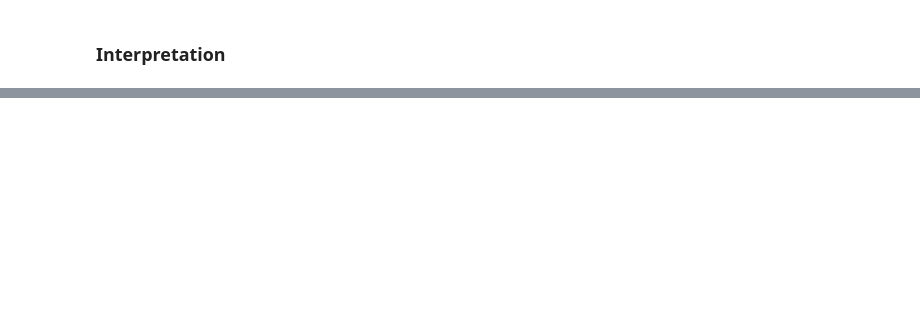
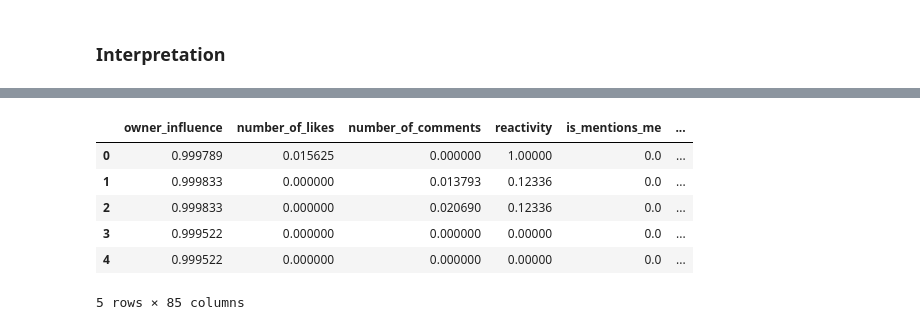
Before and after one commit to dmkirichen/unsup-news-relevancy, a Jupyter notebook: unsupervised_1hot.ipynb, the cells around one changed output, grey strips where cells are left out. Saved outputs shown, nothing was run; the diff lists cells and outputs as text; code cells hidden in the pictures; blank space fills up the shorter version.

```diff
--- a/unsupervised_1hot.ipynb
+++ b/unsupervised_1hot.ipynb
@@ -366,0 +390,14 @@ plot_animation(tsne_3d_df, 'labels', 'kmeans')
+# %%
+scaler = MinMaxScaler()
+scaled_df = pd.DataFrame(scaler.fit_transform(final_enc_df))
+scaled_df.columns = final_enc_df.columns
+scaled_df['kmeans'] = kmeans.labels_
+scaled_df.head()
+# %% [output]
+|  | owner_influence | number_of_likes | number_of_comments | reactivity | is_mentions_me | ... |
+| 0 | 0.999789 | 0.015625 | 0.000000 | 1.00000 | 0.0 | ... |
+| 1 | 0.999833 | 0.000000 | 0.013793 | 0.12336 | 0.0 | ... |
+| 2 | 0.999833 | 0.000000 | 0.020690 | 0.12336 | 0.0 | ... |
+| 3 | 0.999522 | 0.000000 | 0.000000 | 0.00000 | 0.0 | ... |
+| 4 | 0.999522 | 0.000000 | 0.000000 | 0.00000 | 0.0 | ... |
+5 rows × 85 columns
```
Also changed, not shown: parts of 11 cells of this notebook, 2 other files.
